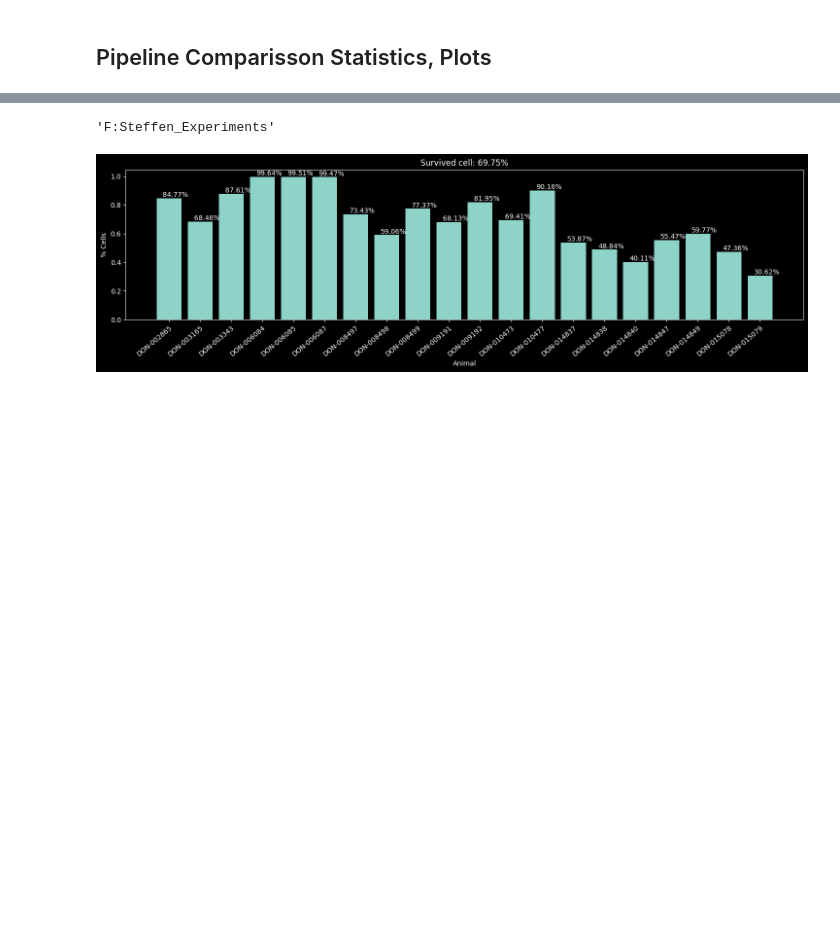
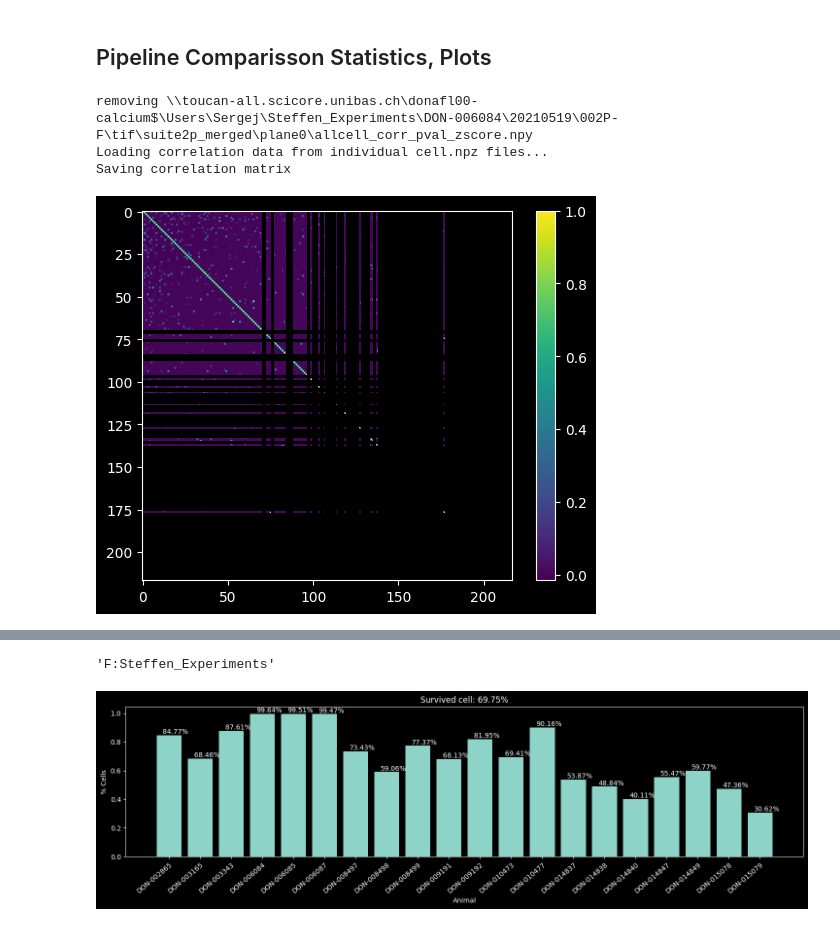
Before and after one commit to Ch3fUlrich/AnimalClass, a Jupyter notebook: OwnClass.ipynb, the cells around one changed output, grey strips where cells are left out. Saved outputs shown, nothing was run; the diff lists cells and outputs as text; code cells hidden in the pictures; blank space fills up the shorter version.

```diff
--- a/OwnClass.ipynb
+++ b/OwnClass.ipynb
@@ -244,5 +242,19 @@ if testing:
                 print("some error occured")
 # %% [markdown]
 ## Pipeline Comparisson Statistics, Plots
+# %%
+sess = animals["DON-006084"].sessions["20210519"]
+# %%
+cell_pearson_corr, cell_pvalue, cell_z_scores = sess.load_corr_matrix(generate_corr=True, remove_geldrying=False)
+# %% [output]
+removing \\toucan-all.scicore.unibas.ch\donafl00-calcium$\Users\Sergej\Steffen_Experiments\DON-006084\20210519\002P-F\tif\suite2p_merged\plane0\allcell_corr_pval_zscore.npy
+Loading correlation data from individual cell.npz files...
+Saving correlation matrix
+# %%
+plt.imshow(cell_pearson_corr)
+plt.colorbar()
+plt.show()
+# %% [output]
+[figure, added]
 # %%
 #animals = load_all(root_dir, wanted_animal_ids=mice23, generate=True)#, wanted_animal_ids=mice23)
```
Also changed, not shown: parts of 5 cells of this notebook, 4 other files.
